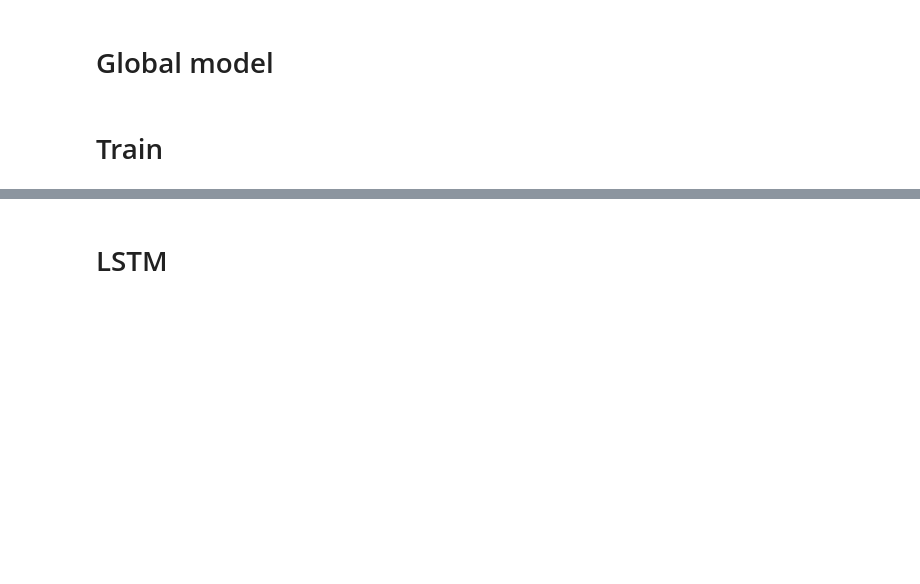
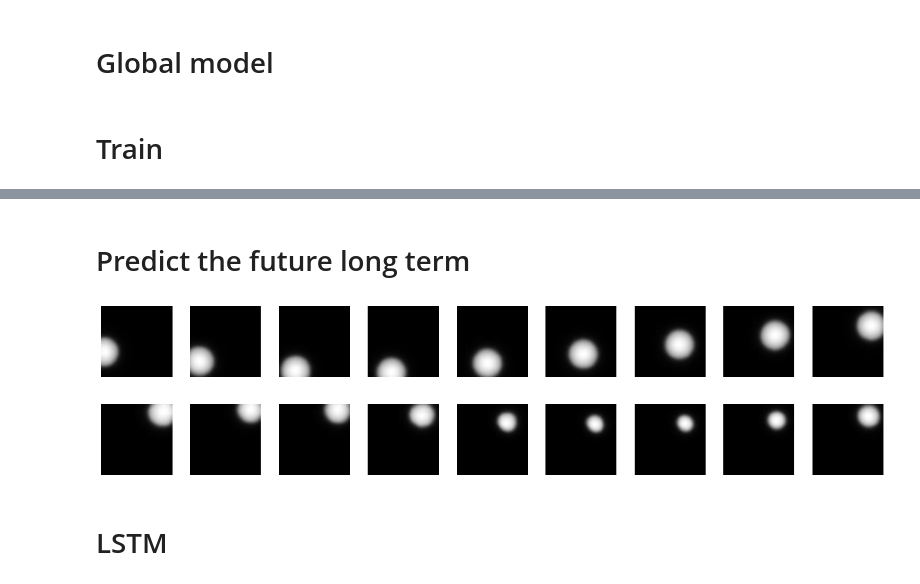
Before and after one commit to Ackejohansson/Complex-Adaptive-System--CAS1, a Jupyter notebook: LP4-MachineLearning/HW_C_AutoEncoderTransformer/HW_C.ipynb, the cells around one changed output, grey strips where cells are left out. Drawn from its saved outputs; the diff is of its cells as text; code cells hidden in the pictures; blank space fills up the shorter version.

```diff
--- a/LP4-MachineLearning/HW_C_AutoEncoderTransformer/HW_C.ipynb
+++ b/LP4-MachineLearning/HW_C_AutoEncoderTransformer/HW_C.ipynb
@@ -448,3 +453,35 @@ plt.show()
+# %% [markdown]
+# Predict the future long term
+# %%
+nr_predictions = 9
+
+sequence = test_x[0] # take first sequence from test data
+sequence = np.expand_dims(sequence, axis=0)
+
+# Plot the normal sequence
+decoded = autoencoder.decoder(test_x[0])
+plt.figure(figsize=(20, 4))
+for i in range(nr_predictions):
+    ax = plt.subplot(2, nr_predictions, i+1)
+    plt.imshow(decoded[i])
+    ax.axis('off')
+plt.show()
+
+
+for i in range(nr_predictions):
+    sequence = Concatenate(axis=1)([sequence[:,1:,:],np.expand_dims(model(sequence), axis=0)]) # next prediction
+images = autoencoder.decoder(tf.reshape(sequence, (seq_len, latent_dim)))
+
+#plot the predicted sequence
+plt.figure(figsize=(20, 4))
+for i in range(nr_predictions):
+    ax = plt.subplot(2, nr_predictions, i+1)
+    plt.imshow(images[i])
+    ax.axis('off')
+plt.show()
+# %% [output]
+[figure, added]
+[figure, added]
 # %% [markdown]
 # LSTM
 # %%
```
Also changed, not shown: parts of 16 cells of this notebook, 16 other files.
